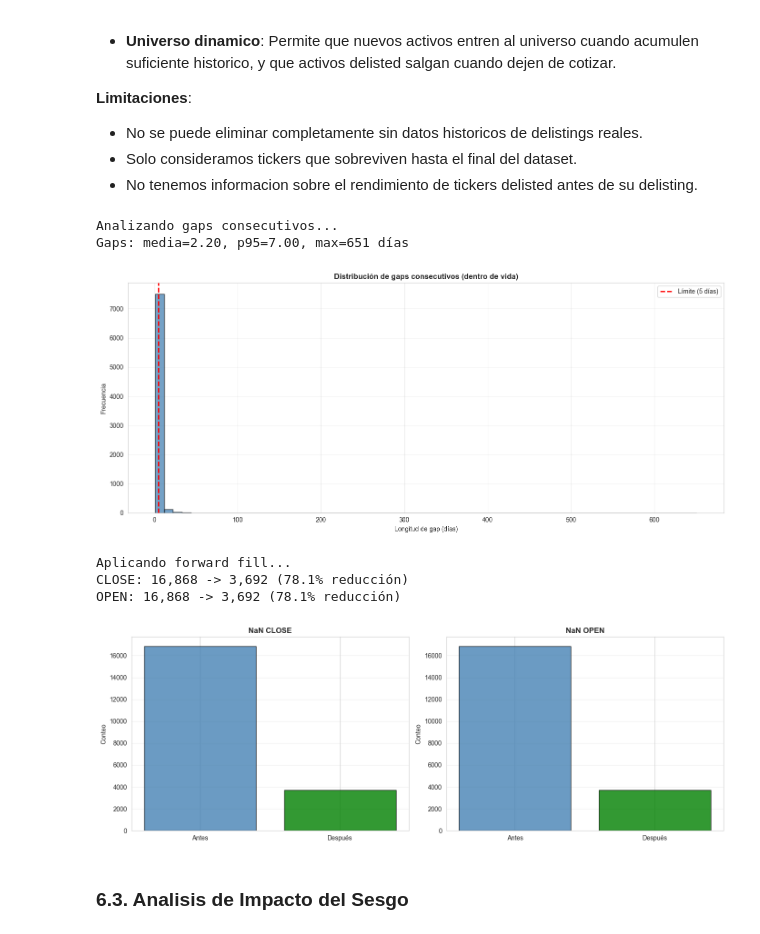
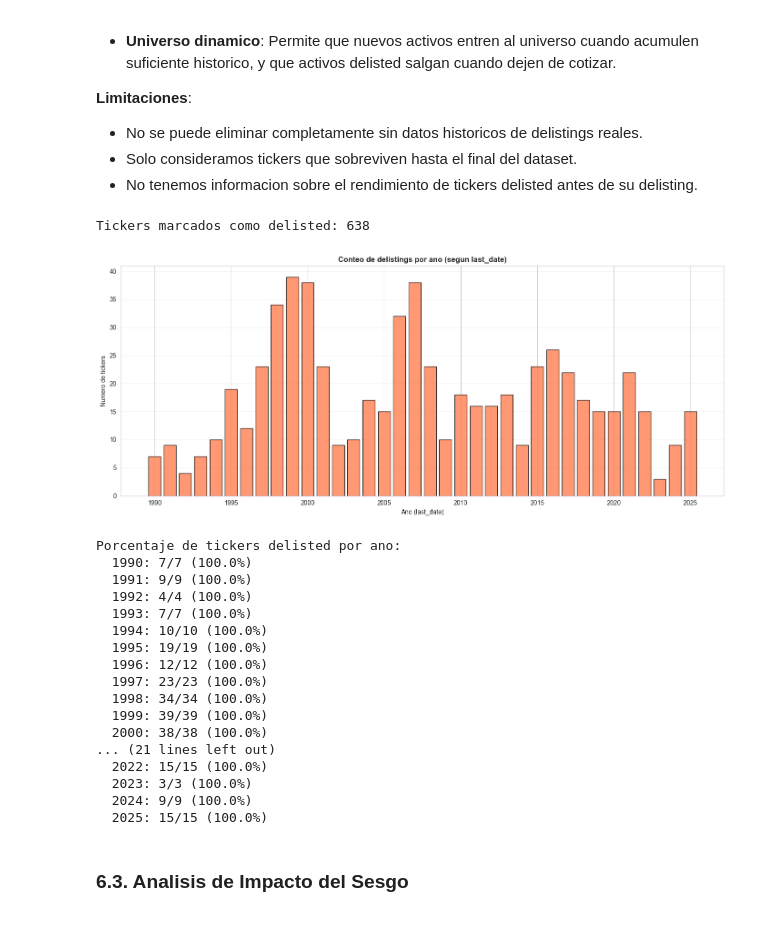
Before and after one commit to Romequinco/TAREA_BACKTESTING, a Jupyter notebook: notebooks/02_EDA_Preparacion.ipynb, the cells around one changed output. Saved outputs shown, nothing was run; the diff lists cells and outputs as text; code cells hidden in the pictures.

```diff
--- a/notebooks/02_EDA_Preparacion.ipynb
+++ b/notebooks/02_EDA_Preparacion.ipynb
@@ -785,52 +673,52 @@ delisting_diag = identify_delistings(
     dataset_end=data_end,
     min_days_to_end=30
 )
 
 dates_df['days_to_end'] = delisting_diag['days_to_end']
 dates_df['delisted'] = delisting_diag['delisted']
 
 n_delisted = int(dates_df['delisted'].sum())
 print(f'Tickers marcados como delisted: {n_delisted}')
 
 delist_by_year = dates_df.loc[dates_df['delisted'], 'last_date'].dt.year.value_counts().sort_index()
 
 fig, ax = plt.subplots(figsize=(14, 6))
 ax.bar(delist_by_year.index, delist_by_year.values,
        color='coral', alpha=0.8, edgecolor='black')
 ax.set_title('Conteo de delistings por ano (segun last_date)',
              fontweight='bold')
 ax.set_xlabel('Ano (last_date)')
 ax.set_ylabel('Numero de tickers')
 ax.grid(True, alpha=0.3, axis='y')
 plt.tight_layout()
 plt.show()
 
-delisted_last = dates_df.loc[dates_df['delisted'], 'last_date'].dropna()
-
-fig, ax = plt.subplots(figsize=(14, 6))
-ax.scatter(delisted_last, [1] * len(delisted_last), alpha=0.5, s=20)
-ax.set_title('Timeline de delistings (scatter plot con fecha de ultimo dato)',
-             fontweight='bold')
-ax.set_xlabel('Fecha de ultimo dato')
-ax.set_ylabel('Ticker')
-ax.grid(True, alpha=0.3)
-plt.tight_layout()
-plt.show()
-
 print(f'\nPorcentaje de tickers delisted por ano:')
 for year in sorted(delist_by_year.index):
     total_in_year = (dates_df['last_date'].dt.year == year).sum()
     delisted_in_year = delist_by_year[year]
     pct = (delisted_in_year / total_in_year * 100) if total_in_year > 0 else 0
     print(f'  {year}: {delisted_in_year}/{total_in_year} ({pct:.1f}%)')
 # %% [output]
-Analizando gaps consecutivos...
-Gaps: media=2.20, p95=7.00, max=651 días
+Tickers marcados como delisted: 638
-[figure, old version]
+[figure, new version]
-Aplicando forward fill...
-CLOSE: 16,868 -> 3,692 (78.1% reducción)
-OPEN: 16,868 -> 3,692 (78.1% reducción)
+Porcentaje de tickers delisted por ano:
+  1990: 7/7 (100.0%)
+  1991: 9/9 (100.0%)
+  1992: 4/4 (100.0%)
+  1993: 7/7 (100.0%)
+  1994: 10/10 (100.0%)
+  1995: 19/19 (100.0%)
+  1996: 12/12 (100.0%)
+  1997: 23/23 (100.0%)
+  1998: 34/34 (100.0%)
+  1999: 39/39 (100.0%)
+  2000: 38/38 (100.0%)
+... (21 lines left out)
+  2022: 15/15 (100.0%)
+  2023: 3/3 (100.0%)
+  2024: 9/9 (100.0%)
+  2025: 15/15 (100.0%)
-[figure, removed]
 # %% [markdown]
 ### 6.3. Analisis de Impacto del Sesgo
 # %%
```
Also changed, not shown: parts of 30 cells of this notebook, 2 other files.
